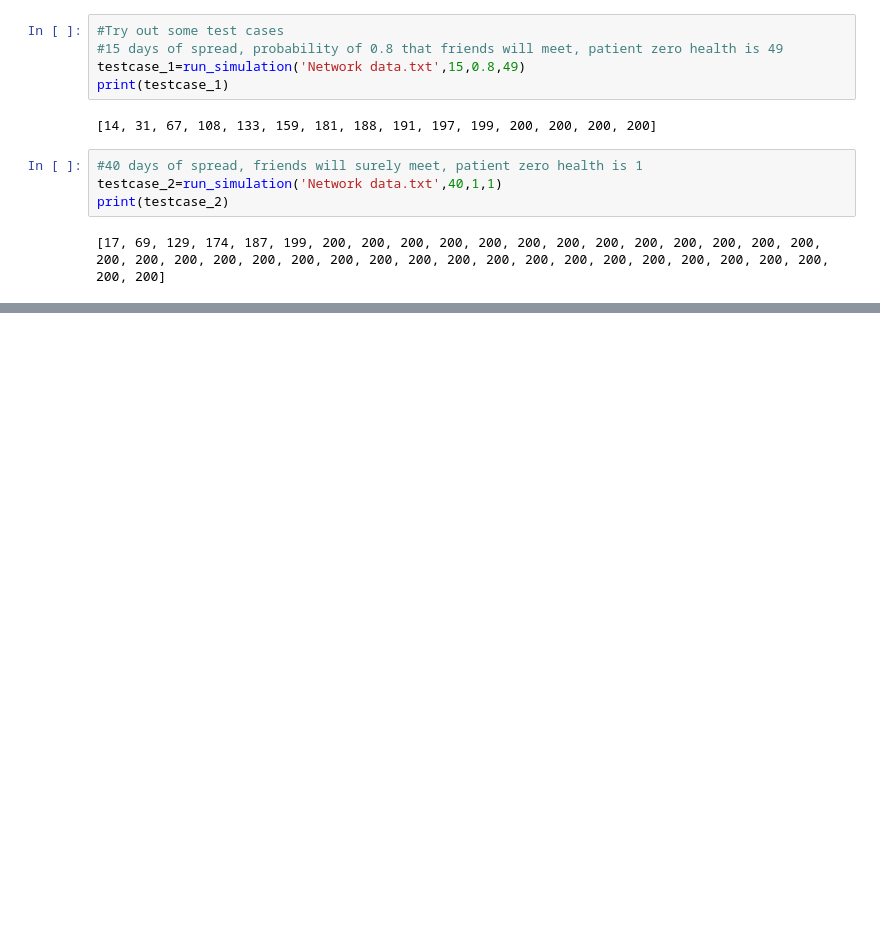
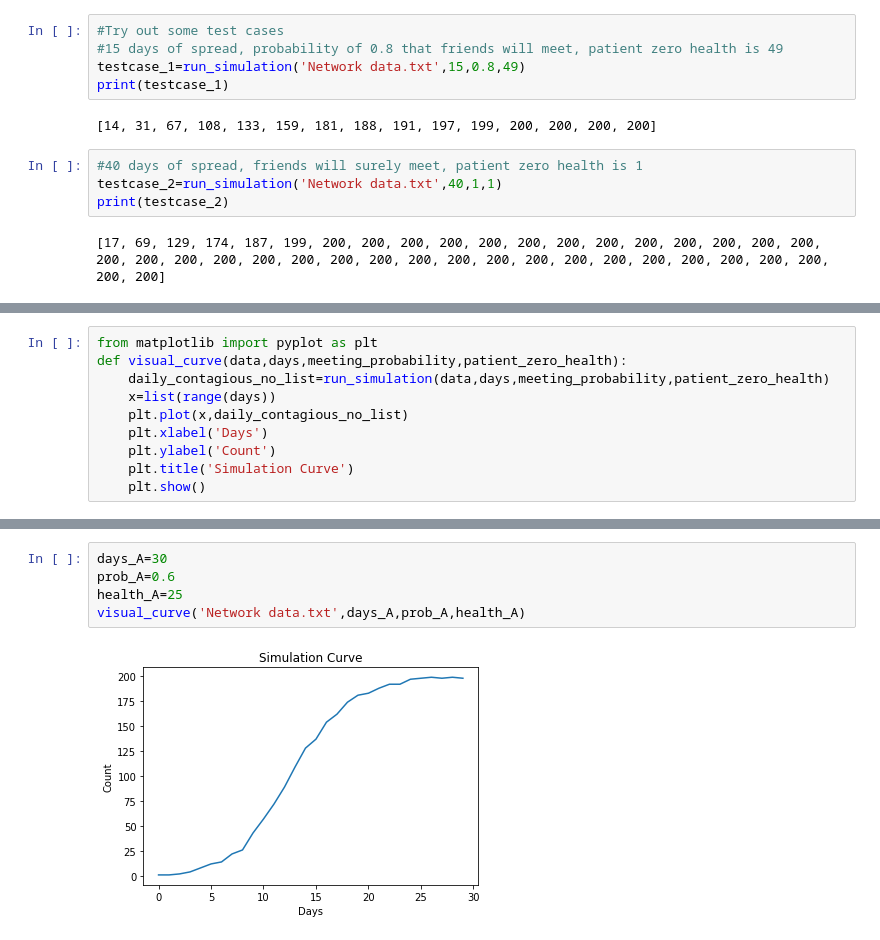
Before and after one commit to DanielTranDS/ObjectOrientedProgramming-OOP-Project, a Jupyter notebook: Pandemic Simulation OOP.ipynb, the cells around one changed output, grey strips where cells are left out. Drawn from its saved outputs; the diff is of its cells as text; blank space fills up the shorter version.

Commit message:
Visualize the Simulation of Pandemic Spread with graphs

```diff
--- a/Pandemic Simulation OOP.ipynb
+++ b/Pandemic Simulation OOP.ipynb
@@ -462,0 +465,10 @@ print(testcase_2)
+# %%
+from matplotlib import pyplot as plt
+def visual_curve(data,days,meeting_probability,patient_zero_health):
+    daily_contagious_no_list=run_simulation(data,days,meeting_probability,patient_zero_health)
+    x=list(range(days))
+    plt.plot(x,daily_contagious_no_list)
+    plt.xlabel('Days')
+    plt.ylabel('Count')
+    plt.title('Simulation Curve')
+    plt.show()
@@ -462,0 +484,7 @@ print(testcase_2)
+# %%
+days_A=30
+prob_A=0.6
+health_A=25
+visual_curve('Network data.txt',days_A,prob_A,health_A)
+# %% [output]
+[figure, added]
```
Also changed, not shown: parts of 7 cells of this notebook.
